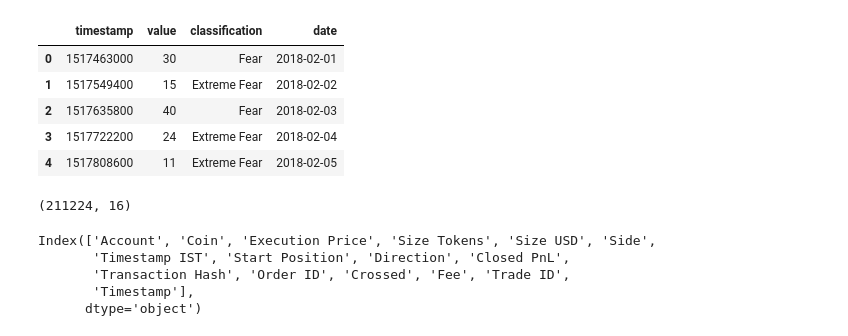
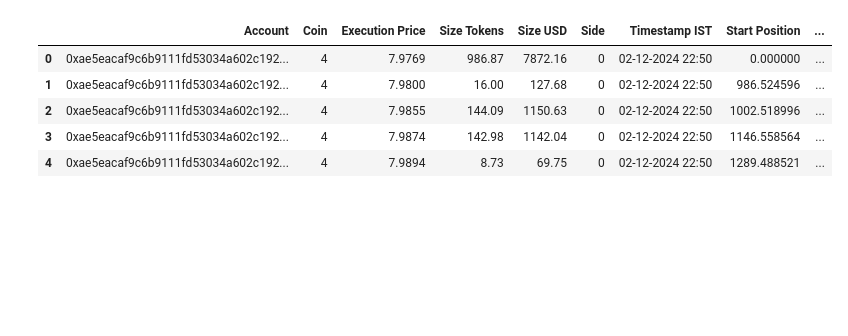
Before and after one commit to PratiikJagtap/Bitcoin-Market-Sentiment-Analysis-System, a Jupyter notebook: Notebook_1.ipynb, the cells around one changed output. Drawn from its saved outputs; the diff is of its cells as text; code cells hidden in the pictures; blank space fills up the shorter version.

```diff
--- a/Notebook_1.ipynb
+++ b/Notebook_1.ipynb
@@ -5,6 +5,5 @@ import pandas as pd
 # %%
 import pandas as pd
-
 url = "https://raw.githubusercontent.com/PratiikJagtap/Bitcoin-Market-Sentiment-Analysis-System/main/Needed/csv_files/historical_data.csv"
-
-df = pd.read_csv(url)
+trades_df = pd.read_csv(url)
+trades_df
@@ -52,21 +85,19 @@ fear_greed = pd.read_csv(url)
+# %%
+# Encoding categorical columns
+# converting into numerical
+from sklearn.preprocessing import LabelEncoder
+
+cat_cols = ["Side", "Direction", "Crossed", "Coin"]
+
+le = LabelEncoder()
+for col in cat_cols:
+    trades_df[col] = le.fit_transform(trades_df[col])
 # %%
-fear_greed.head()
+trades_df.head()
 # %% [output]
-|  | timestamp | value | classification | date |
-| 0 | 1517463000 | 30 | Fear | 2018-02-01 |
-| 1 | 1517549400 | 15 | Extreme Fear | 2018-02-02 |
-| 2 | 1517635800 | 40 | Fear | 2018-02-03 |
-| 3 | 1517722200 | 24 | Extreme Fear | 2018-02-04 |
-| 4 | 1517808600 | 11 | Extreme Fear | 2018-02-05 |
+|  | Account | Coin | Execution Price | Size Tokens | Size USD | Side | Timestamp IST | Start Position | ... |
+| 0 | 0xae5eacaf9c6b9111fd53034a602c192... | 4 | 7.9769 | 986.87 | 7872.16 | 0 | 02-12-2024 22:50 | 0.000000 | ... |
+| 1 | 0xae5eacaf9c6b9111fd53034a602c192... | 4 | 7.9800 | 16.00 | 127.68 | 0 | 02-12-2024 22:50 | 986.524596 | ... |
+| 2 | 0xae5eacaf9c6b9111fd53034a602c192... | 4 | 7.9855 | 144.09 | 1150.63 | 0 | 02-12-2024 22:50 | 1002.518996 | ... |
+| 3 | 0xae5eacaf9c6b9111fd53034a602c192... | 4 | 7.9874 | 142.98 | 1142.04 | 0 | 02-12-2024 22:50 | 1146.558564 | ... |
+| 4 | 0xae5eacaf9c6b9111fd53034a602c192... | 4 | 7.9894 | 8.73 | 69.75 | 0 | 02-12-2024 22:50 | 1289.488521 | ... |
-# %%
-df.shape
-# %% [output]
-(211224, 16)
-# %%
-df.columns
-# %% [output]
-Index(['Account', 'Coin', 'Execution Price', 'Size Tokens', 'Size USD', 'Side',
-       'Timestamp IST', 'Start Position', 'Direction', 'Closed PnL',
-       'Transaction Hash', 'Order ID', 'Crossed', 'Fee', 'Trade ID',
-       'Timestamp'],
-      dtype='object')
```
Also changed, not shown: parts of 27 cells of this notebook.
